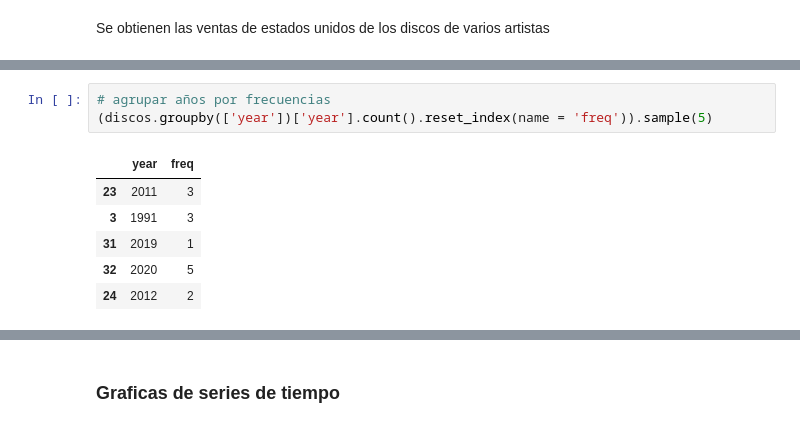
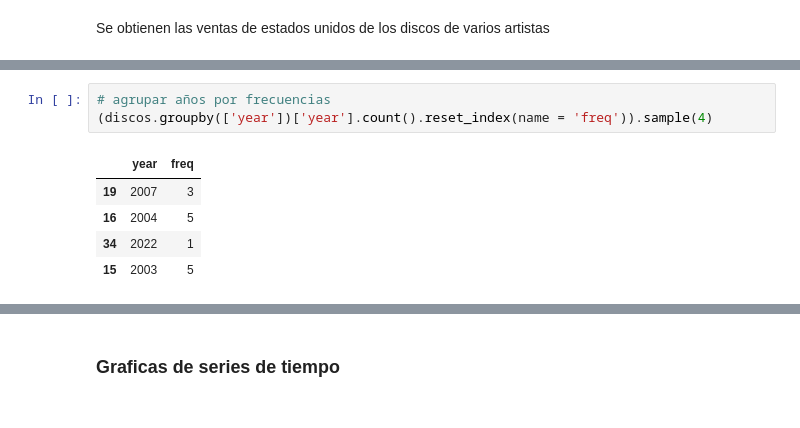
Before and after one commit to Pmz94/data-science, a Jupyter notebook: graficas.ipynb, the cells around one changed output, grey strips where cells are left out. Saved outputs shown, nothing was run; the diff lists cells and outputs as text.

```diff
--- a/graficas.ipynb
+++ b/graficas.ipynb
@@ -31,11 +28,10 @@ len(discos[(discos['year'] == 2000)])
 # %%
 # agrupar años por frecuencias
-(discos.groupby(['year'])['year'].count().reset_index(name = 'freq')).sample(5)
+(discos.groupby(['year'])['year'].count().reset_index(name = 'freq')).sample(4)
 # %% [output]
 |  | year | freq |
-| 23 | 2011 | 3 |
-| 3 | 1991 | 3 |
-| 31 | 2019 | 1 |
-| 32 | 2020 | 5 |
-| 24 | 2012 | 2 |
+| 19 | 2007 | 3 |
+| 16 | 2004 | 5 |
+| 34 | 2022 | 1 |
+| 15 | 2003 | 5 |
 # %%
```
Also changed, not shown: parts of 5 cells of this notebook, 6 other files.
